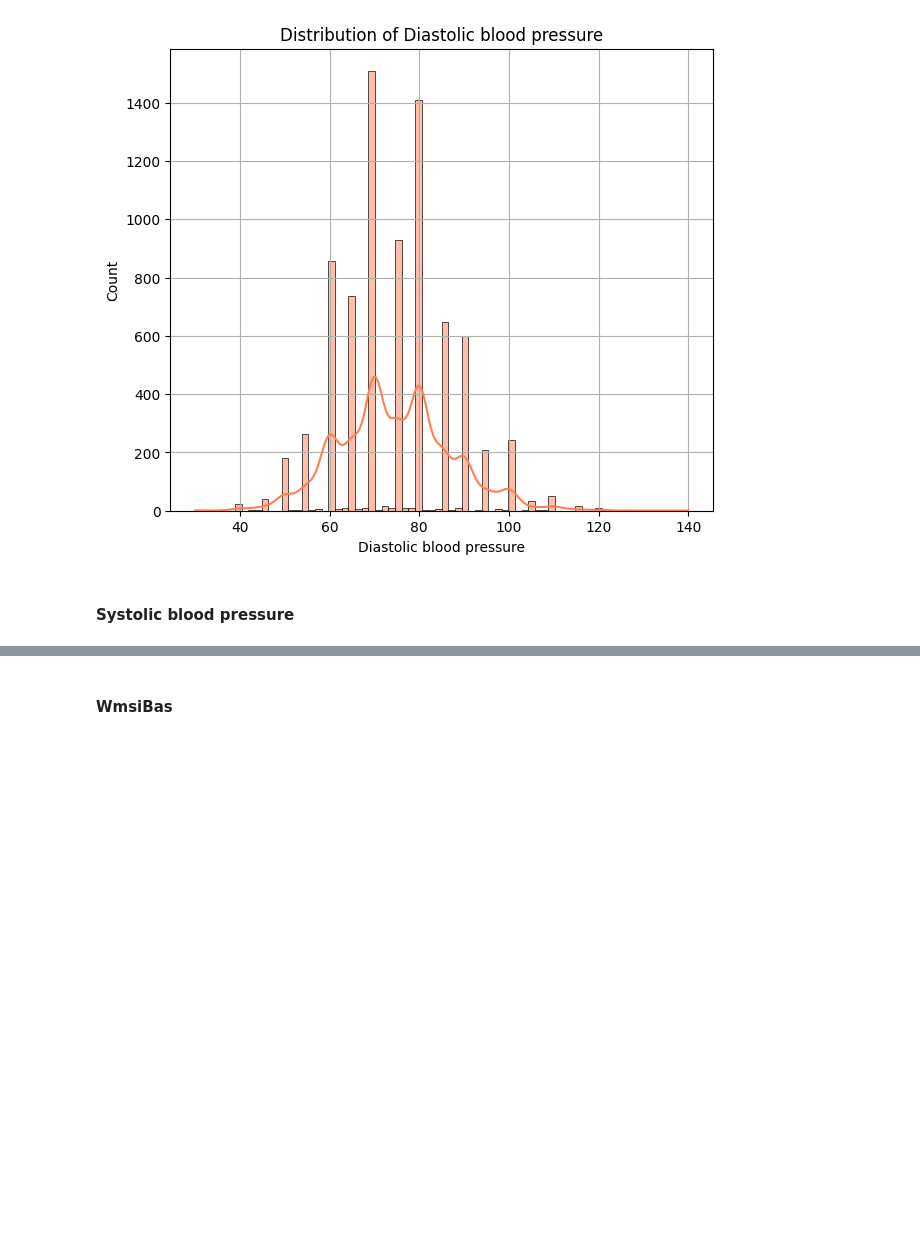
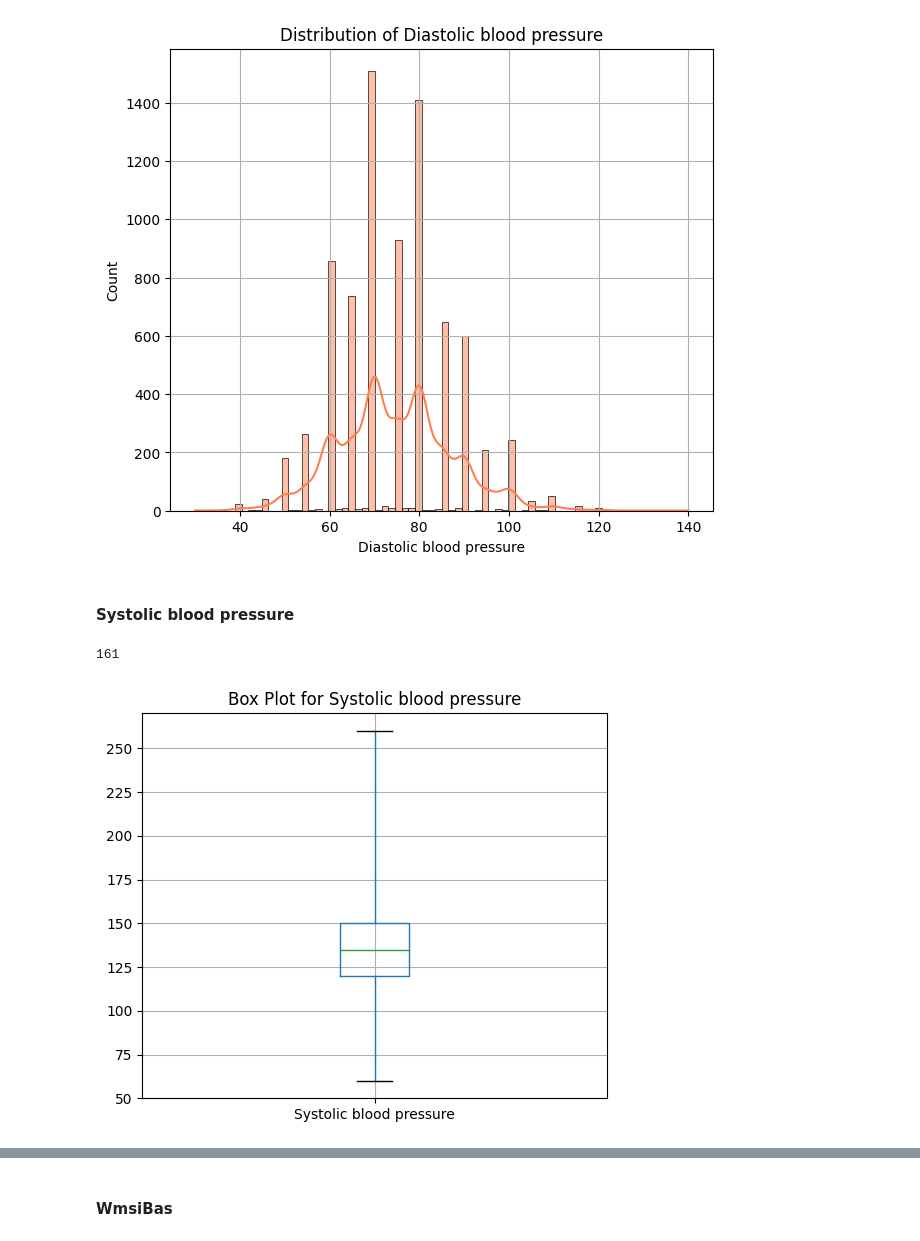
Before and after one commit to davide-marchi/clinical-data-encoding, a Jupyter notebook: Cleaning_Data.ipynb, the cells around one changed output, grey strips where cells are left out. Drawn from its saved outputs; the diff is of its cells as text; code cells hidden in the pictures; blank space fills up the shorter version.

```diff
--- a/Cleaning_Data.ipynb
+++ b/Cleaning_Data.ipynb
@@ -845,12 +845,16 @@ sea_histogram(dataframe_to_plot=chl_dataset,
 # %% [markdown]
 #### Systolic blood pressure
 # %%
-chl_dataset.fT4.isna().sum()
+chl_dataset["Systolic blood pressure"].isna().sum()
+# %% [output]
+161
 # %%
-boxplot_func(columns_of_interest="Glycemia",
+boxplot_func(columns_of_interest="Systolic blood pressure",
              data_frame=chl_dataset,
-             yscale='log',
              whis=4,
-             title="Box Plot for Glycemia in log scale")
+             title="Box Plot for Systolic blood pressure",
+             figsize=(6,5))
+# %% [output]
+[figure, added]
 # %%
 sea_histogram(dataframe_to_plot=chl_dataset,
```
Also changed, not shown: parts of 28 cells of this notebook.
